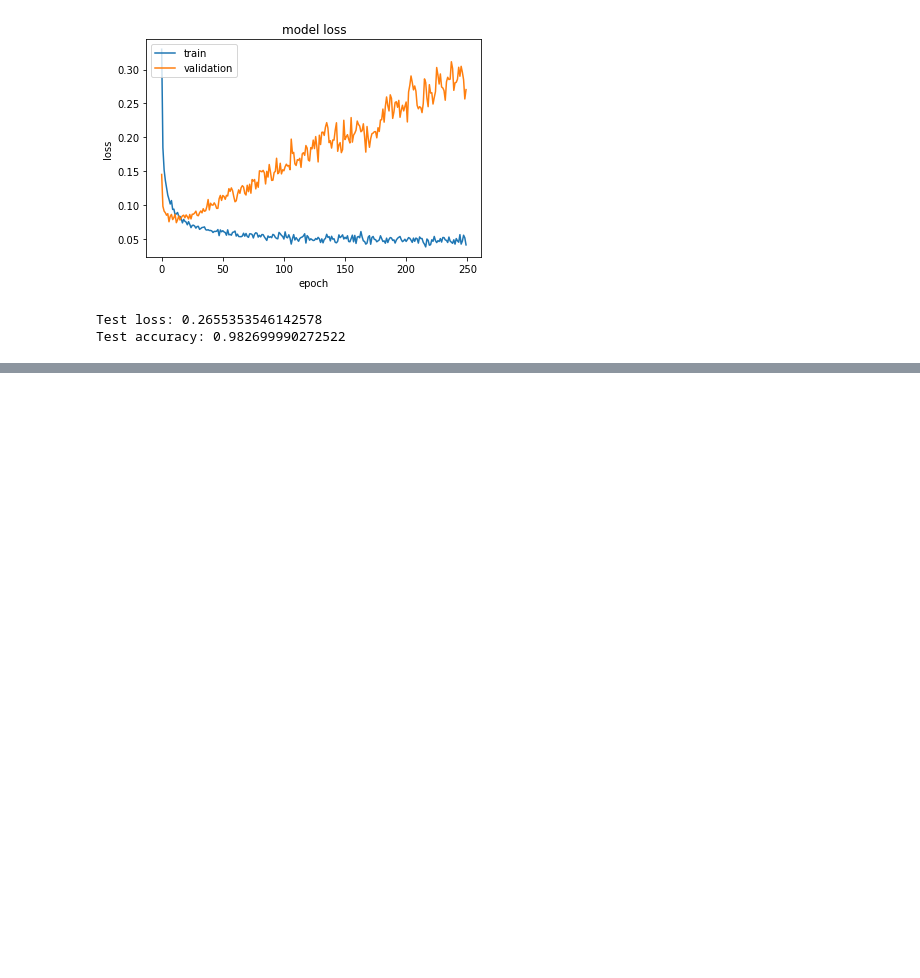
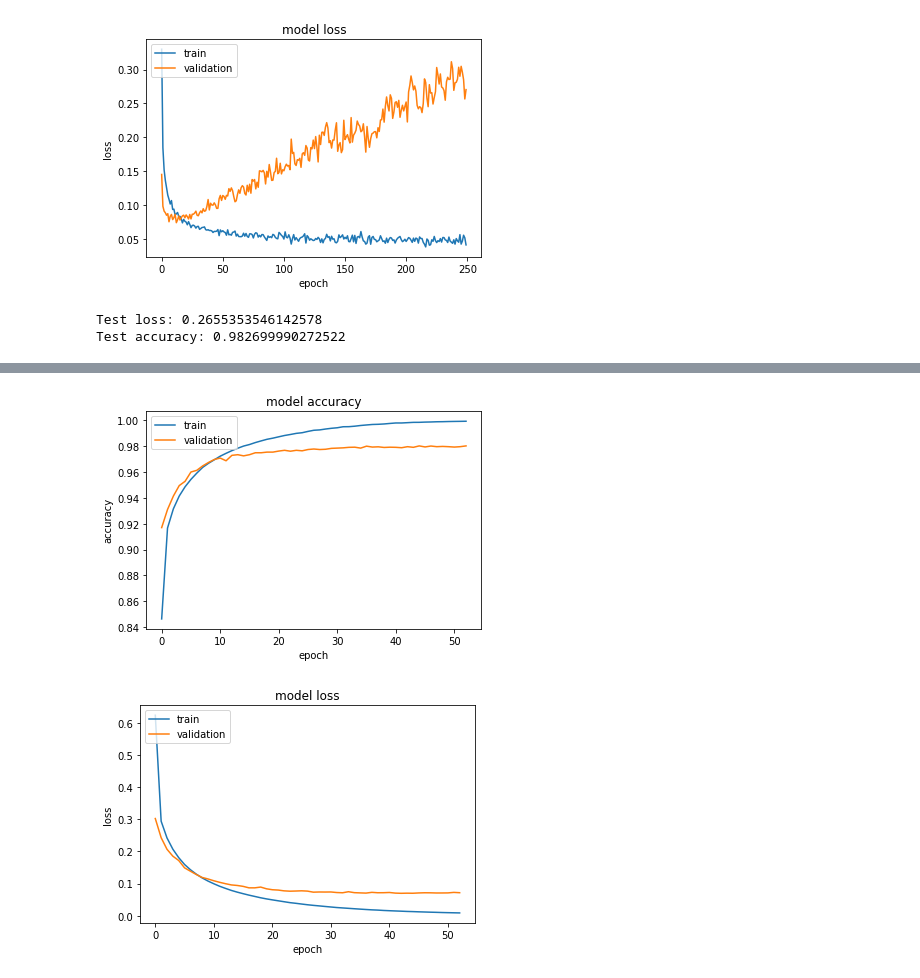
Before and after one commit to siddharthtumre/CV_Assignment2, a Jupyter notebook: CV_assignment.ipynb, the cells around one changed output, grey strips where cells are left out. Saved outputs shown, nothing was run; the diff lists cells and outputs as text; code cells hidden in the pictures; blank space fills up the shorter version.

Commit message:
Added Early Stopping

```diff
--- a/CV_assignment.ipynb
+++ b/CV_assignment.ipynb
@@ -286,0 +289,10 @@ Test accuracy: 0.982699990272522
+# %%
+es_model = keras.models.Sequential([
+  keras.Input((28,28,1)),
+  layers.Flatten(),
+  layers.Dense(500, activation='relu'),
+  layers.Dense(500, activation='relu'),
+  layers.Dense(10, activation='softmax')
+])
+
+es_model.summary()
@@ -286,0 +317,9 @@ Test accuracy: 0.982699990272522
+# %%
+validation_split= 10000/x_train.shape[0]
+# %%
+epochs = 250
+callback = keras.callbacks.EarlyStopping(monitor='val_loss', patience=10)
+opt = keras.optimizers.SGD(learning_rate=0.01)
+es_model.compile(loss="categorical_crossentropy", optimizer=opt, metrics=["accuracy"])
+
+es_history = es_model.fit(x_train, y_train, epochs=epochs, validation_split=validation_split, callbacks=[callback])
@@ -286,0 +344,20 @@ Test accuracy: 0.982699990272522
+# %%
+# summarize history for accuracy
+plt.plot(es_history.history['accuracy'])
+plt.plot(es_history.history['val_accuracy'])
+plt.title('model accuracy')
+plt.ylabel('accuracy')
+plt.xlabel('epoch')
+plt.legend(['train', 'validation'], loc='upper left')
+plt.show()
+# summarize history for loss
+plt.plot(es_history.history['loss'])
+plt.plot(es_history.history['val_loss'])
+plt.title('model loss')
+plt.ylabel('loss')
+plt.xlabel('epoch')
+plt.legend(['train', 'validation'], loc='upper left')
+plt.show()
+# %% [output]
+[figure, added]
+[figure, added]
```
Also changed, not shown: parts of 8 cells of this notebook.
